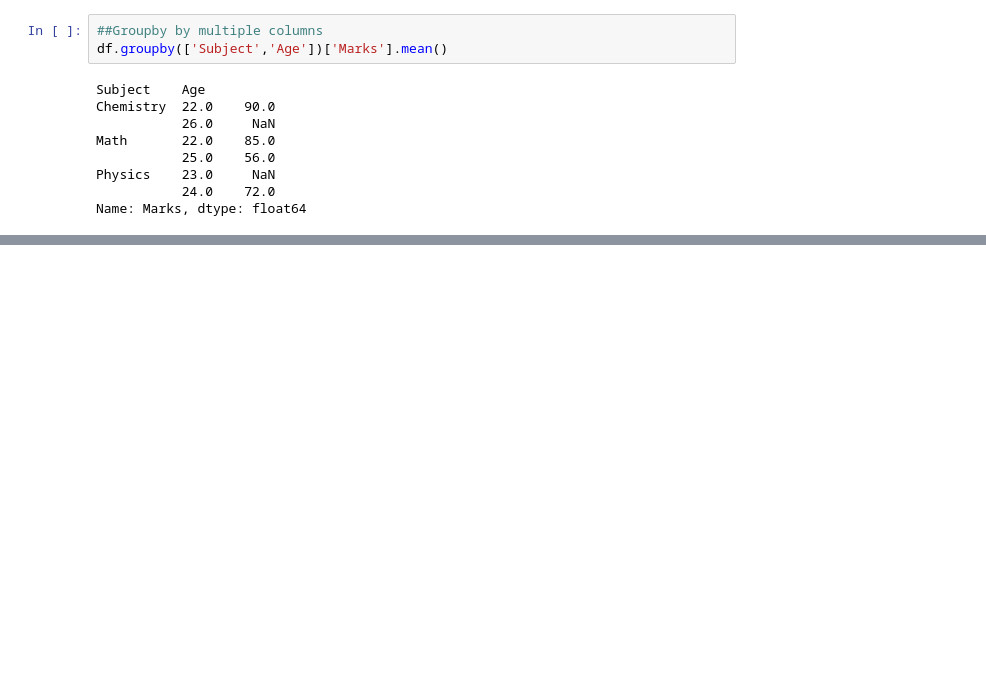
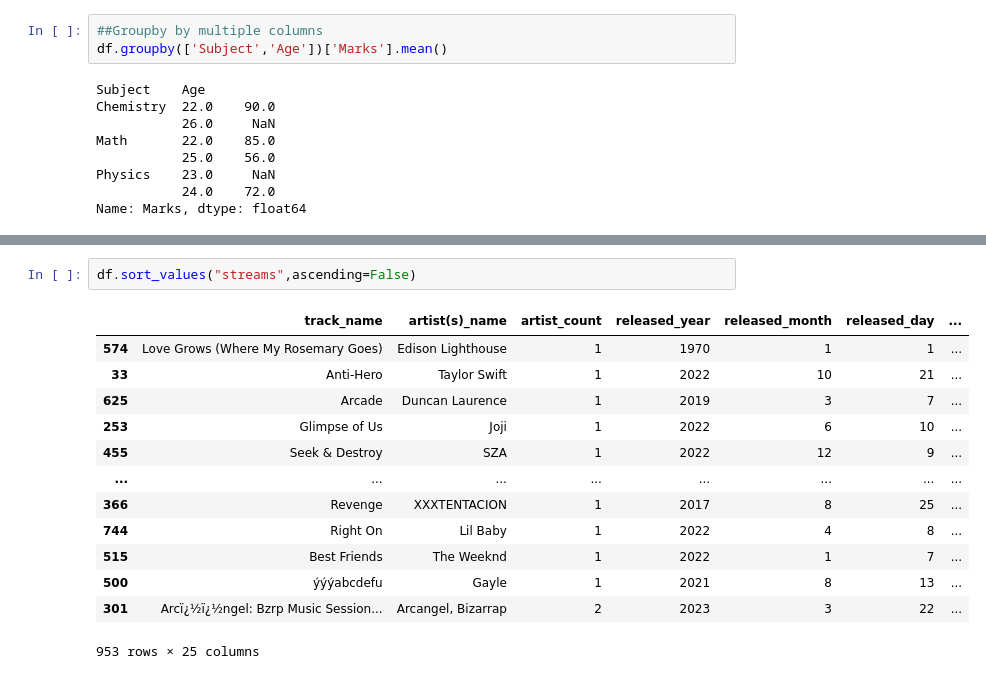
Before and after one commit to Biswajeet111/ML-Codes, a Jupyter notebook: Foundational-ML/pandas_foundation.ipynb, the cells around one changed output, grey strips where cells are left out. Saved outputs shown, nothing was run; the diff lists cells and outputs as text; blank space fills up the shorter version.

```diff
--- a/Foundational-ML/pandas_foundation.ipynb
+++ b/Foundational-ML/pandas_foundation.ipynb
@@ -343,0 +467,16 @@ Name: Marks, dtype: float64
+# %%
+df.sort_values("streams",ascending=False)
+# %% [output]
+|  | track_name | artist(s)_name | artist_count | released_year | released_month | released_day | ... |
+| 574 | Love Grows (Where My Rosemary Goes) | Edison Lighthouse | 1 | 1970 | 1 | 1 | ... |
+| 33 | Anti-Hero | Taylor Swift | 1 | 2022 | 10 | 21 | ... |
+| 625 | Arcade | Duncan Laurence | 1 | 2019 | 3 | 7 | ... |
+| 253 | Glimpse of Us | Joji | 1 | 2022 | 6 | 10 | ... |
+| 455 | Seek & Destroy | SZA | 1 | 2022 | 12 | 9 | ... |
+| ... | ... | ... | ... | ... | ... | ... | ... |
+| 366 | Revenge | XXXTENTACION | 1 | 2017 | 8 | 25 | ... |
+| 744 | Right On | Lil Baby | 1 | 2022 | 4 | 8 | ... |
+| 515 | Best Friends | The Weeknd | 1 | 2022 | 1 | 7 | ... |
+| 500 | ýýýabcdefu | Gayle | 1 | 2021 | 8 | 13 | ... |
+| 301 | Arcï¿½ï¿½ngel: Bzrp Music Session... | Arcangel, Bizarrap | 2 | 2023 | 3 | 22 | ... |
+953 rows × 25 columns
```
Also changed, not shown: parts of 17 cells of this notebook, 10 other files.
